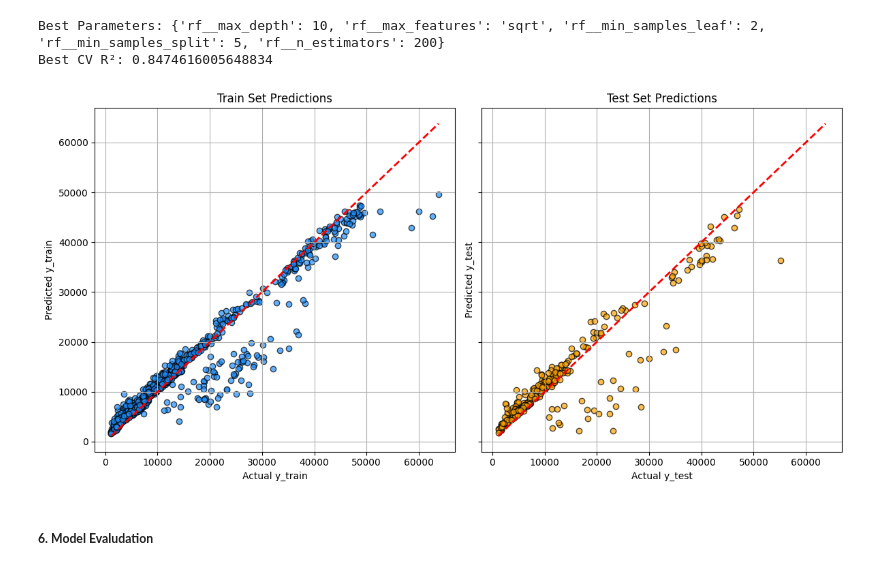
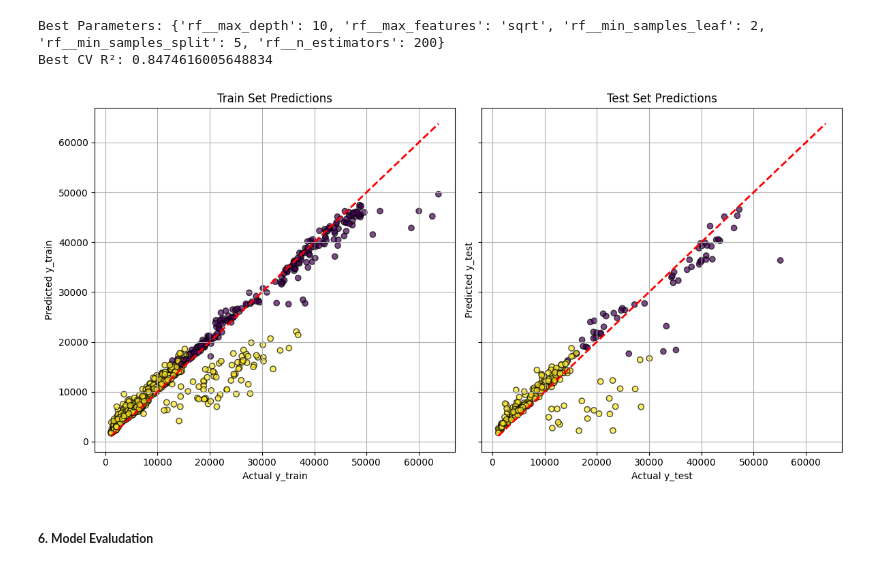
Before and after one commit to Hosseinhamedi/SWB_Predictive_Analytics_Machine_Leanring, a Jupyter notebook: notebooks/Linear_regression.ipynb, the cells around one changed output. Saved outputs shown, nothing was run; the diff lists cells and outputs as text; code cells hidden in the pictures.

```diff
--- a/notebooks/Linear_regression.ipynb
+++ b/notebooks/Linear_regression.ipynb
@@ -452,36 +453,36 @@ best_model = grid.best_estimator_
 
 # Predict on train and test sets
 y_pred_train = best_model.predict(X_train)
 y_pred_test = best_model.predict(X_test)
 
 # Plot predicted vs actual side by side
 fig, axes = plt.subplots(1, 2, figsize=(12, 6), sharex=True, sharey=True)
 
 # Common limits
 y_min = min(y_train.min(), y_test.min())
 y_max = max(y_train.max(), y_test.max())
 
 # --- Train ---
-axes[0].scatter(y_train, y_pred_train, color="dodgerblue", alpha=0.7, edgecolor="k")
+axes[0].scatter(y_train, y_pred_train,  c=(X_train['smoker'] == 0).astype(int), alpha=0.7, edgecolor="k")
 axes[0].plot([y_min, y_max], [y_min, y_max], 'r--', lw=2)
 axes[0].set_title("Train Set Predictions")
 axes[0].set_xlabel("Actual y_train")
 axes[0].set_ylabel("Predicted y_train")
 axes[0].grid(True)
 
 # --- Test ---
-axes[1].scatter(y_test, y_pred_test, color="orange", alpha=0.7, edgecolor="k")
+axes[1].scatter(y_test, y_pred_test, c=(X_test['smoker'] == 0).astype(int), alpha=0.7, edgecolor="k")
 axes[1].plot([y_min, y_max], [y_min, y_max], 'r--', lw=2)
 axes[1].set_title("Test Set Predictions")
 axes[1].set_xlabel("Actual y_test")
 axes[1].set_ylabel("Predicted y_test")
 axes[1].grid(True)
 
 # Figure title
 plt.tight_layout()
 plt.show()
 # %% [output]
-[figure, old version]
+[figure, new version]
 # %% [markdown]
 ##### **6. Model Evaludation**
 # %%
```
Also changed, not shown: parts of 2 cells of this notebook.
